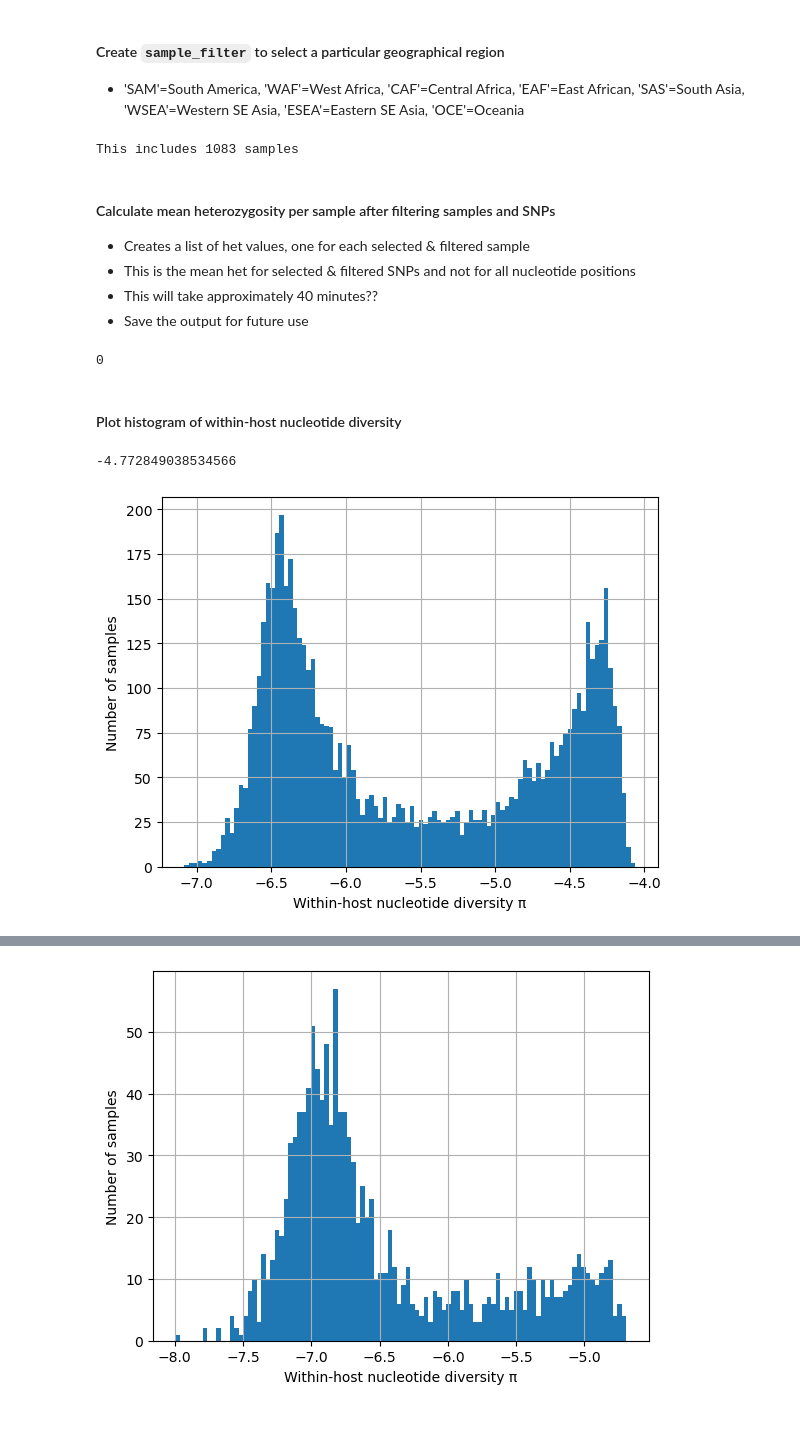
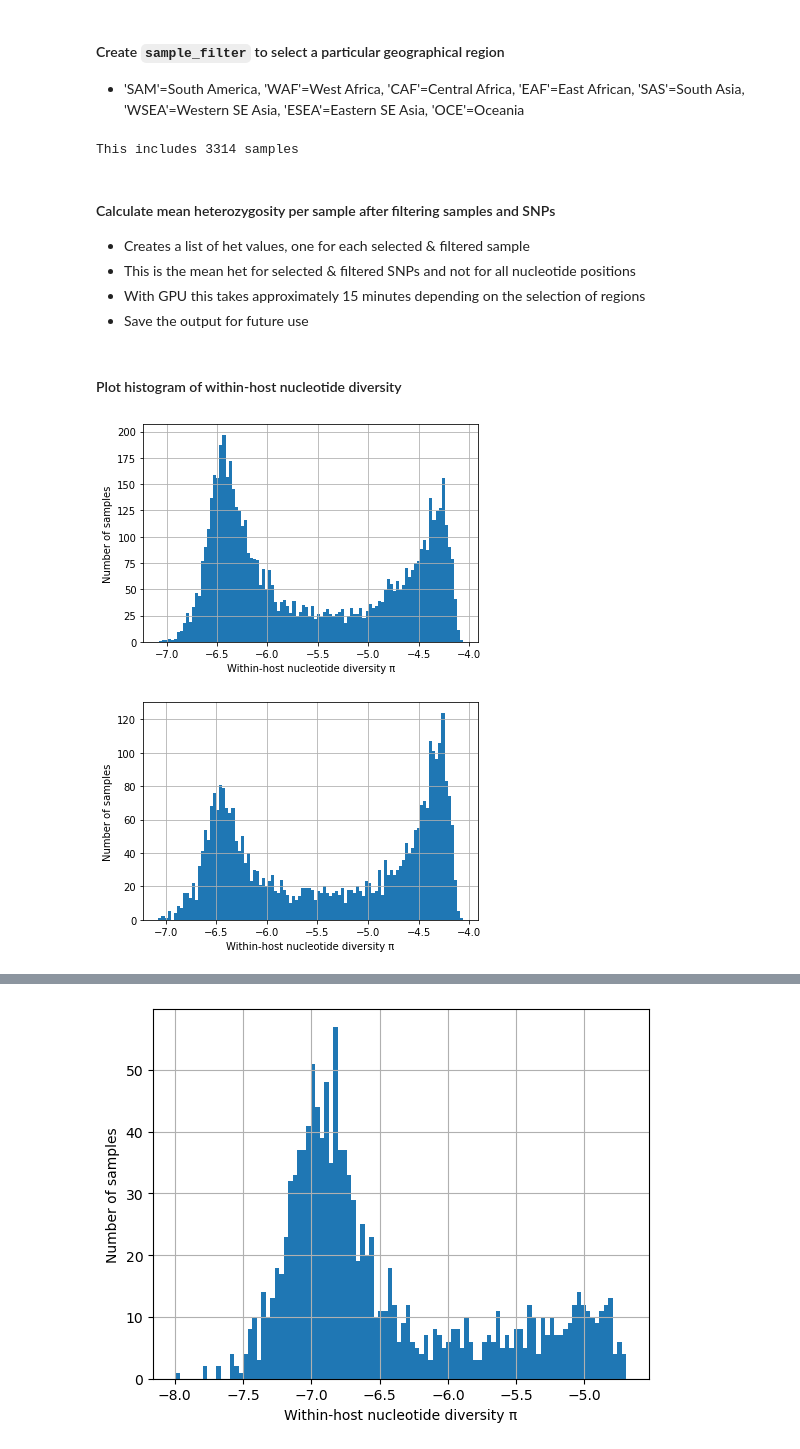
Before and after one commit to d-kwiat/gtg, a Jupyter notebook: Pf6_het_calls_short_230317.ipynb, the cells around one changed output, grey strips where cells are left out. Drawn from its saved outputs; the diff is of its cells as text; code cells hidden in the pictures; blank space fills up the shorter version.

```diff
--- a/Pf6_het_calls_short_230317.ipynb
+++ b/Pf6_het_calls_short_230317.ipynb
@@ -111,7 +108,7 @@ sample_filter = []
 
 for i in range(selected_samples):
 
-    if region[i] == "CAF" or region[i] == "EAF":
+    if region[i] == "CAF" or region[i] == "EAF" or region[i] == "WAF":
 
         sample_filter.append(True)
 
@@ -123,12 +120,12 @@ filtered_samples = sample_filter.count(True)
 
 print('This includes', str(filtered_samples), 'samples')
 # %% [output]
-This includes 1083 samples
+This includes 3314 samples
 # %% [markdown]
 #### Calculate mean heterozygosity per sample after filtering samples and SNPs
 * Creates a list of het values, one for each selected & filtered sample
 * This is the mean het for selected & filtered SNPs and not for all nucleotide positions
-* This will take approximately 40 minutes??
+* With GPU this takes approximately 15 minutes depending on the selection of regions
 * Save the output for future use
 # %%
 wiho_het = np.load(data_path + '230113_wiho_het.npy', mmap_mode = 'r')
@@ -151,37 +148,54 @@ for i in range(selected_samples):
 
         het_per_sample.append(y)
 
-    if i % 1000 == 0:
+    if i % 10 == 0:
 
         print(i)
 
-with open(data_path + "230317_het_per_sample_ALL", "w") as filepath:
+with open(data_path + "230317_het_per_sample_Africa", "w") as filepath:
     json.dump(het_per_sample, filepath)
-# %% [output]
-0
 # %% [markdown]
 #### Plot histogram of within-host nucleotide diversity
 # %%
 # All regions - only SNPs with maf < 0.01
 
-with open(data_path + "230116_het_per_sample_ALL", "r") as filepath:
+with open(data_path + "230317_het_per_sample_ALL", "r") as filepath:
     het_per_sample = json.load(filepath)
 
 selected_snps = 494829 # this is <0.01 maf, total is 502221
 coding_positions = 12028350 # from Gardner et al 2002
 
 convert_het_to_pi = selected_snps / coding_positions
 
 het_per_sample_nonzero = [convert_het_to_pi * x for x in het_per_sample if x != 0]
 log_het_per_sample = [math.log(x, 10) for x in het_per_sample_nonzero]
 plt.hist(log_het_per_sample, bins = 100)
 plt.xlabel('Within-host nucleotide diversity \u03C0')
 plt.ylabel('Number of samples')
 plt.grid()
 plt.show()
 # %% [output]
--4.772849038534566
-[figure, old version]
+[figure, new version]
+# %%
+# Africa - only SNPs with maf < 0.01
+
+with open(data_path + "230317_het_per_sample_Africa", "r") as filepath:
+    het_per_sample = json.load(filepath)
+
+selected_snps = 494829 # this is <0.01 maf, total is 502221
+coding_positions = 12028350 # from Gardner et al 2002
+
+convert_het_to_pi = selected_snps / coding_positions
+
+het_per_sample_nonzero = [convert_het_to_pi * x for x in het_per_sample if x != 0]
+log_het_per_sample = [math.log(x, 10) for x in het_per_sample_nonzero]
+plt.hist(log_het_per_sample, bins = 100)
+plt.xlabel('Within-host nucleotide diversity \u03C0')
+plt.ylabel('Number of samples')
+plt.grid()
+plt.show()
+# %% [output]
+[figure, added]
 # %%
 # Southeast Asia - only SNPs with maf < 0.01
 
```
Also changed, not shown: parts of 4 cells of this notebook, 1 other file.
